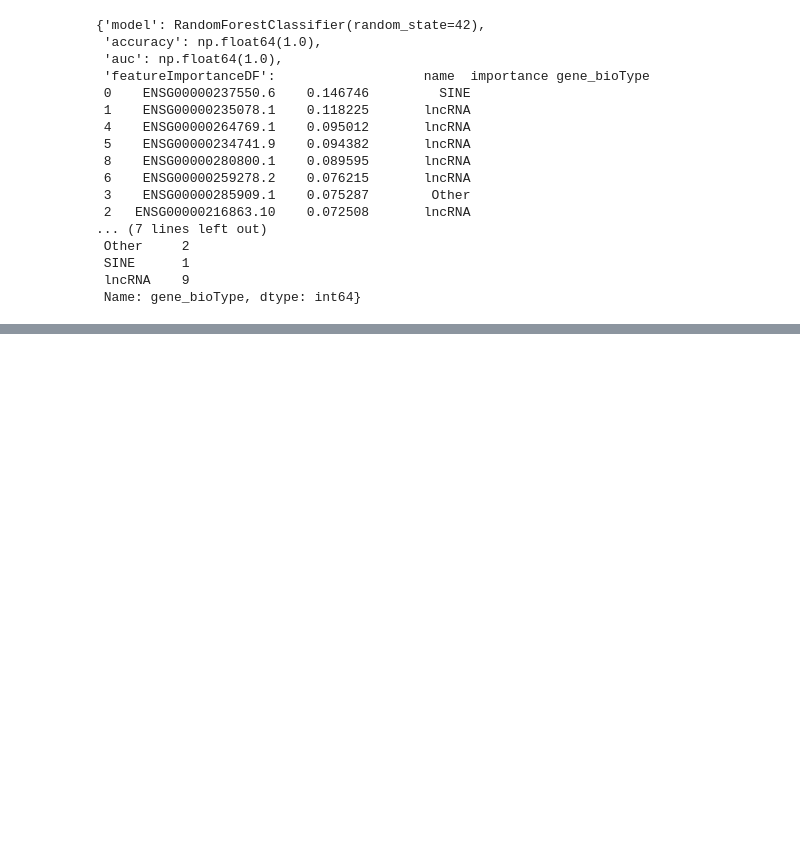
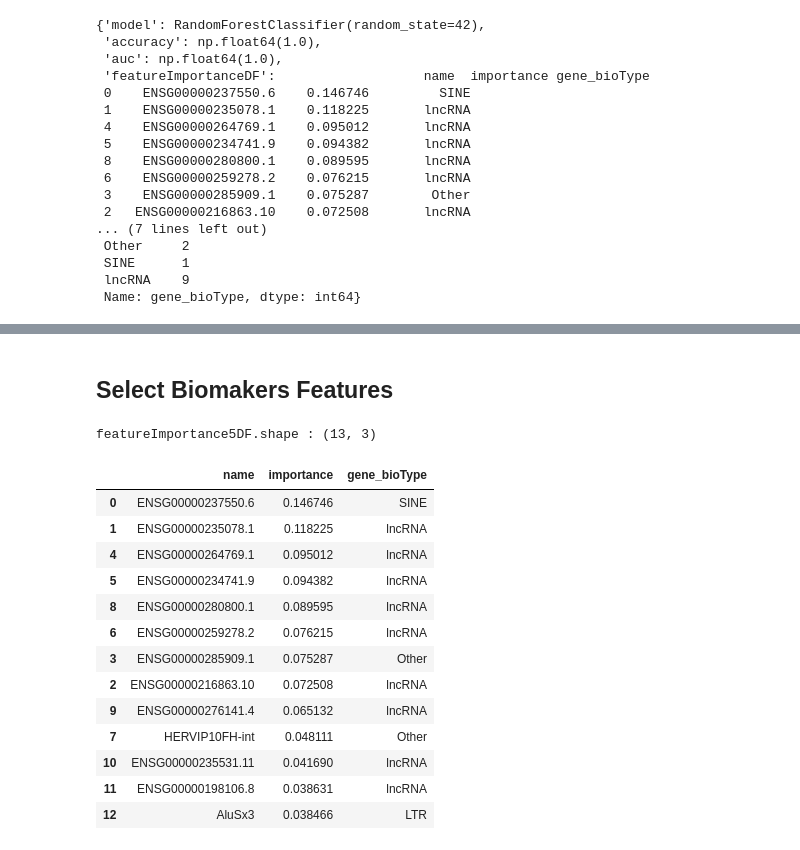
Before and after one commit to aedavids/extraCellularRNA, a Jupyter notebook: intraExtraRNA_POC/jupyterNotebooks/elife/lungCancer/elifeLungCancerNon-CodingBiomarkerRandomForest.ipynb, the cells around one changed output, grey strips where cells are left out. Cells and saved outputs as stored; diff of their text form; code cells hidden in the pictures; blank space fills up the shorter version.

```diff
--- a/intraExtraRNA_POC/jupyterNotebooks/elife/lungCancer/elifeLungCancerNon-CodingBiomarkerRandomForest.ipynb
+++ b/intraExtraRNA_POC/jupyterNotebooks/elife/lungCancer/elifeLungCancerNon-CodingBiomarkerRandomForest.ipynb
@@ -458,0 +541,25 @@ i5Results
+# %% [markdown]
+## Select Biomakers Features
+# %%
+i5ResultsDict = loopResultsDict[5]
+rfModel5 = i5ResultsDict['model']
+featureImportance5DF = i5ResultsDict['featureImportanceDF']
+
+print(f'featureImportance5DF.shape : {featureImportance5DF.shape}')
+featureImportance5DF
+# %% [output]
+featureImportance5DF.shape : (13, 3)
+|  | name | importance | gene_bioType |
+| 0 | ENSG00000237550.6 | 0.146746 | SINE |
+| 1 | ENSG00000235078.1 | 0.118225 | lncRNA |
+| 4 | ENSG00000264769.1 | 0.095012 | lncRNA |
+| 5 | ENSG00000234741.9 | 0.094382 | lncRNA |
+| 8 | ENSG00000280800.1 | 0.089595 | lncRNA |
+| 6 | ENSG00000259278.2 | 0.076215 | lncRNA |
+| 3 | ENSG00000285909.1 | 0.075287 | Other |
+| 2 | ENSG00000216863.10 | 0.072508 | lncRNA |
+| 9 | ENSG00000276141.4 | 0.065132 | lncRNA |
+| 7 | HERVIP10FH-int | 0.048111 | Other |
+| 10 | ENSG00000235531.11 | 0.041690 | lncRNA |
+| 11 | ENSG00000198106.8 | 0.038631 | lncRNA |
+| 12 | AluSx3 | 0.038466 | LTR |
```
Also changed, not shown: parts of 18 cells of this notebook.
